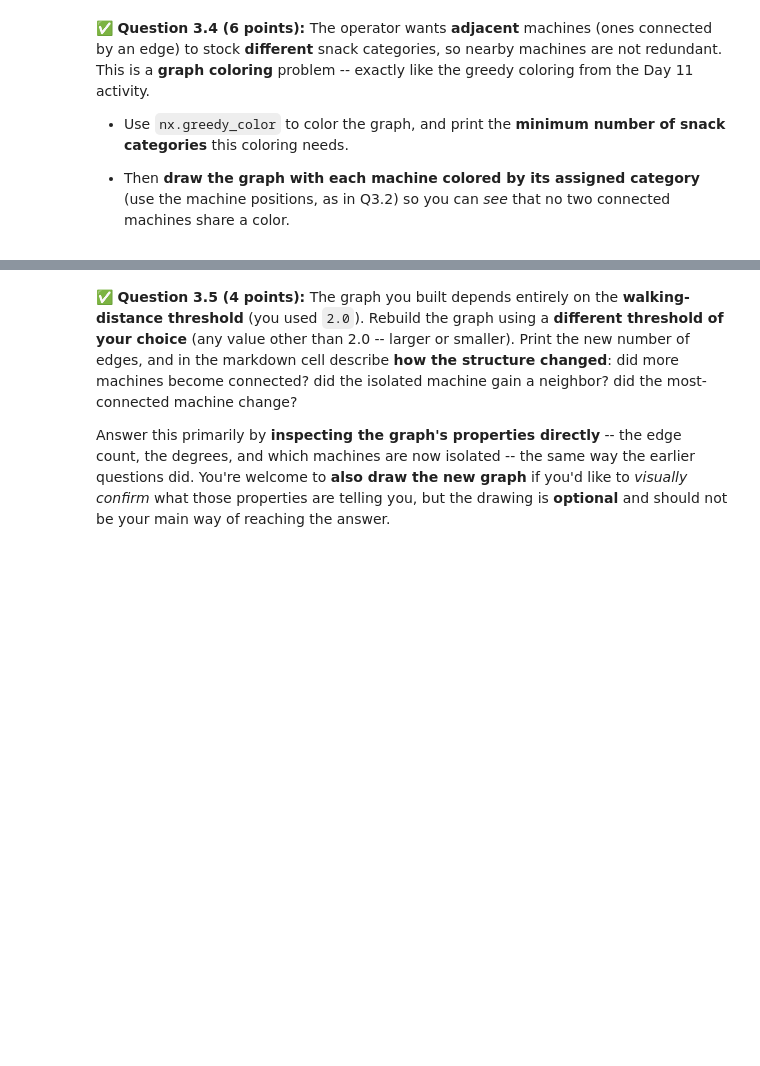
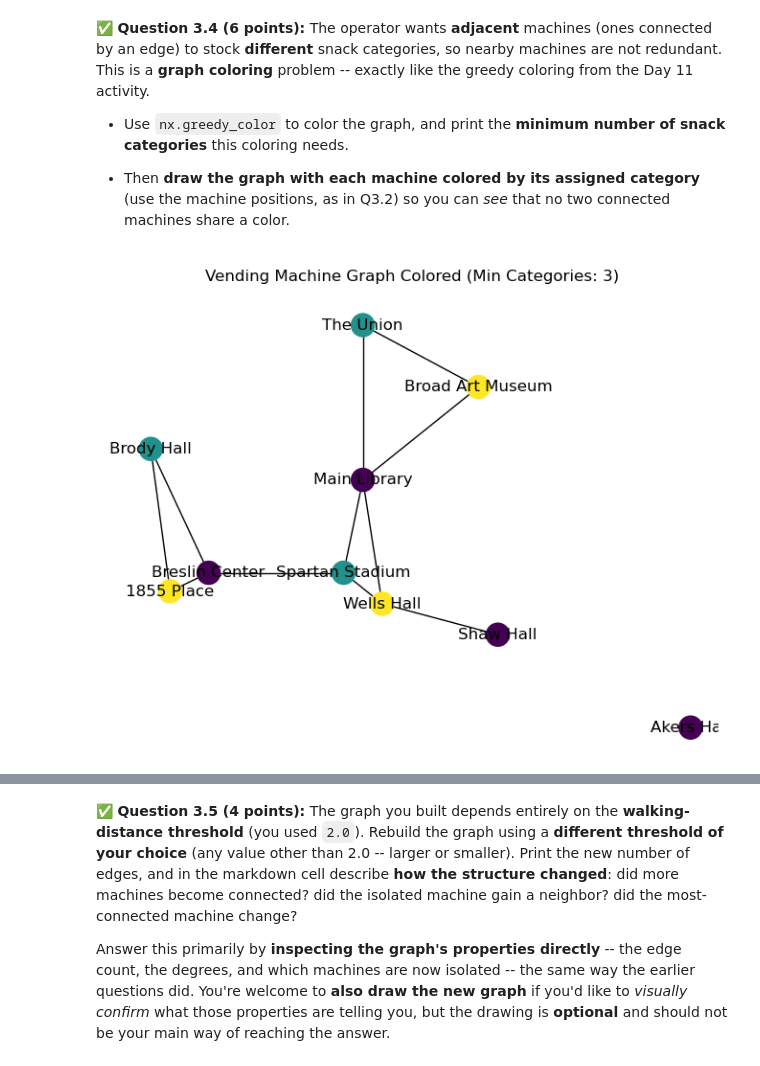
Before and after one commit to ChrSch6767/CMSE202-f26-turnin, a Jupyter notebook: hw-02/HW02-ABMandGraphTheory-STUDENT.ipynb, the cells around one changed output, grey strips where cells are left out. Drawn from its saved outputs; the diff is of its cells as text; code cells hidden in the pictures; blank space fills up the shorter version.

```diff
--- a/hw-02/HW02-ABMandGraphTheory-STUDENT.ipynb
+++ b/hw-02/HW02-ABMandGraphTheory-STUDENT.ipynb
@@ -651,3 +696,18 @@ coloring** problem -- exactly like the greedy coloring from the Day 11 activity.
+# %%
+# Put your code for Question 3.4 here.
+# Compute greedy coloring
+coloring = nx.greedy_color(G)
+min_categories = max(coloring.values()) + 1
+
+
+node_colors = [coloring[node] for node in G.nodes()]
+
+nx.draw(G, pos, with_labels=True, node_color=node_colors)
+
+plt.title("Vending Machine Graph Colored (Min Categories: 3)")
+plt.show()
+# %% [output]
+[figure, added]
 # %% [markdown]
 <!-- END QUESTION -->
 <!-- DO NOT MODIFY OR DELETE THIS CELL -->
```
Also changed, not shown: parts of 18 cells of this notebook.
